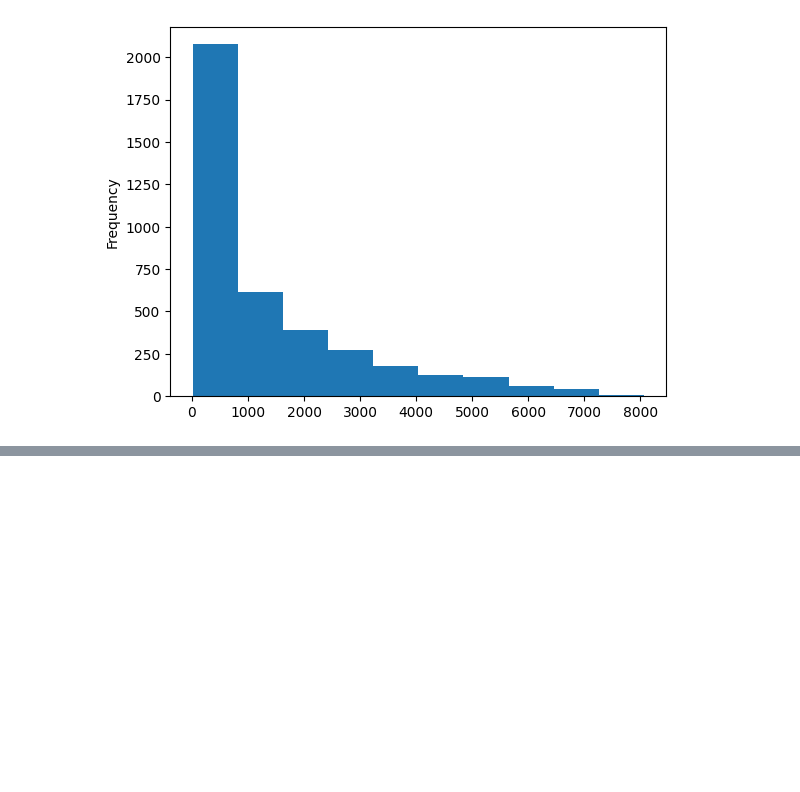
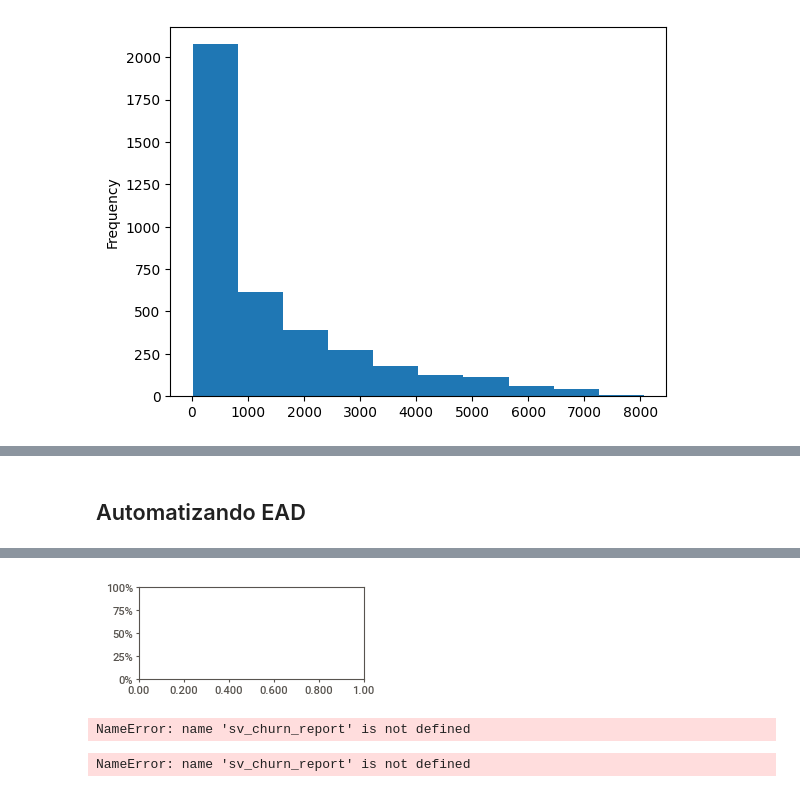
Before and after one commit to LuizFelipeSilva/Estudo-IA, a Jupyter notebook: analise_exploratoria/eda_churn.ipynb, the cells around one changed output, grey strips where cells are left out. Drawn from its saved outputs; the diff is of its cells as text; code cells hidden in the pictures; blank space fills up the shorter version.

```diff
--- a/analise_exploratoria/eda_churn.ipynb
+++ b/analise_exploratoria/eda_churn.ipynb
@@ -953,0 +1028,7 @@ df_churn_month.TotalCharges.plot.hist()
+# %% [markdown]
+## Automatizando EAD
+# %%
+# SweetViz - Abrir no Jupyter Notebook
+import sweetviz as sv
+sv_churn_report = sv.analyze(df_churn, target_feat='Churn')
+# %% [output]
@@ -953,0 +1036,9 @@ df_churn_month.TotalCharges.plot.hist()
+[figure, added]
+# %%
+sv_churn_report.show_notebook()
+# %% [output]
+NameError: name 'sv_churn_report' is not defined
+# %%
+sv_churn_report.show_html(filepath='./report_churn.html', open_browser=True, layout='widescreen')
+# %% [output]
+NameError: name 'sv_churn_report' is not defined
```
Also changed, not shown: parts of 8 cells of this notebook, 23 other files.
